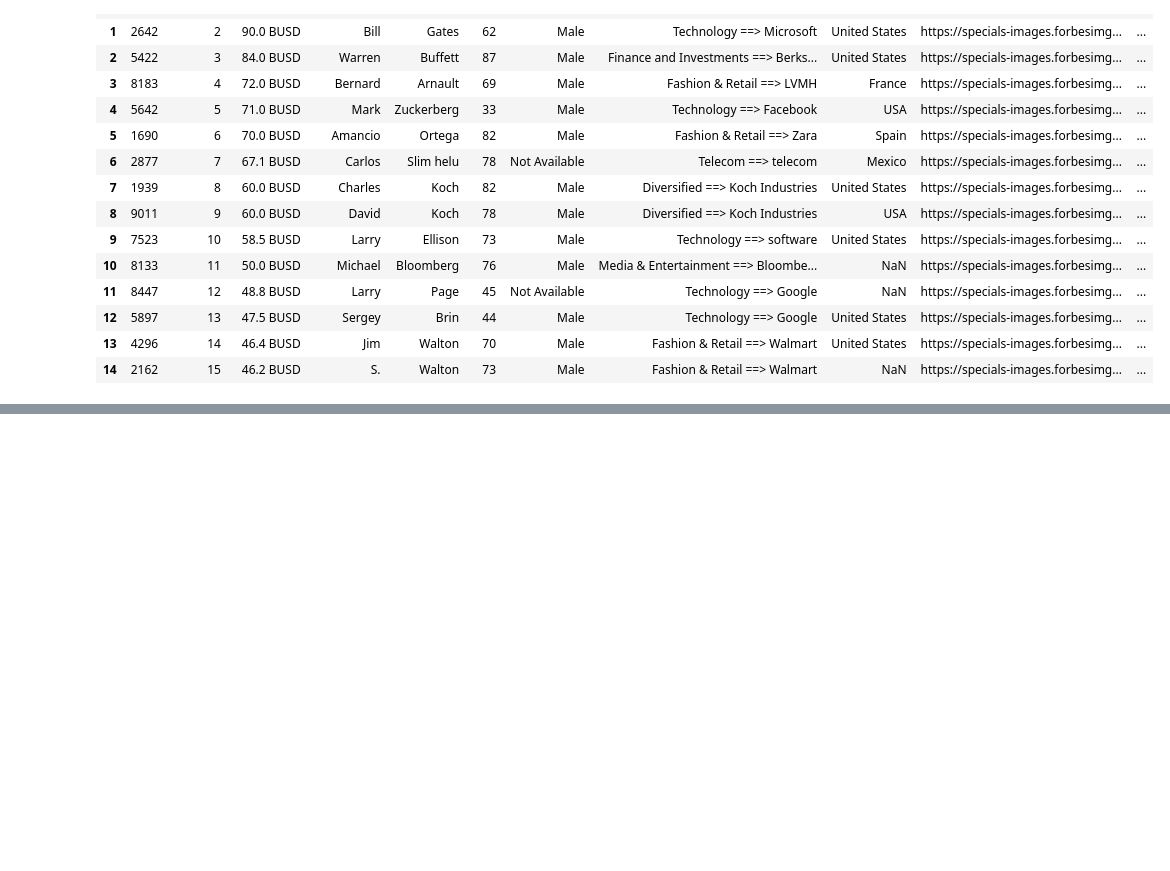
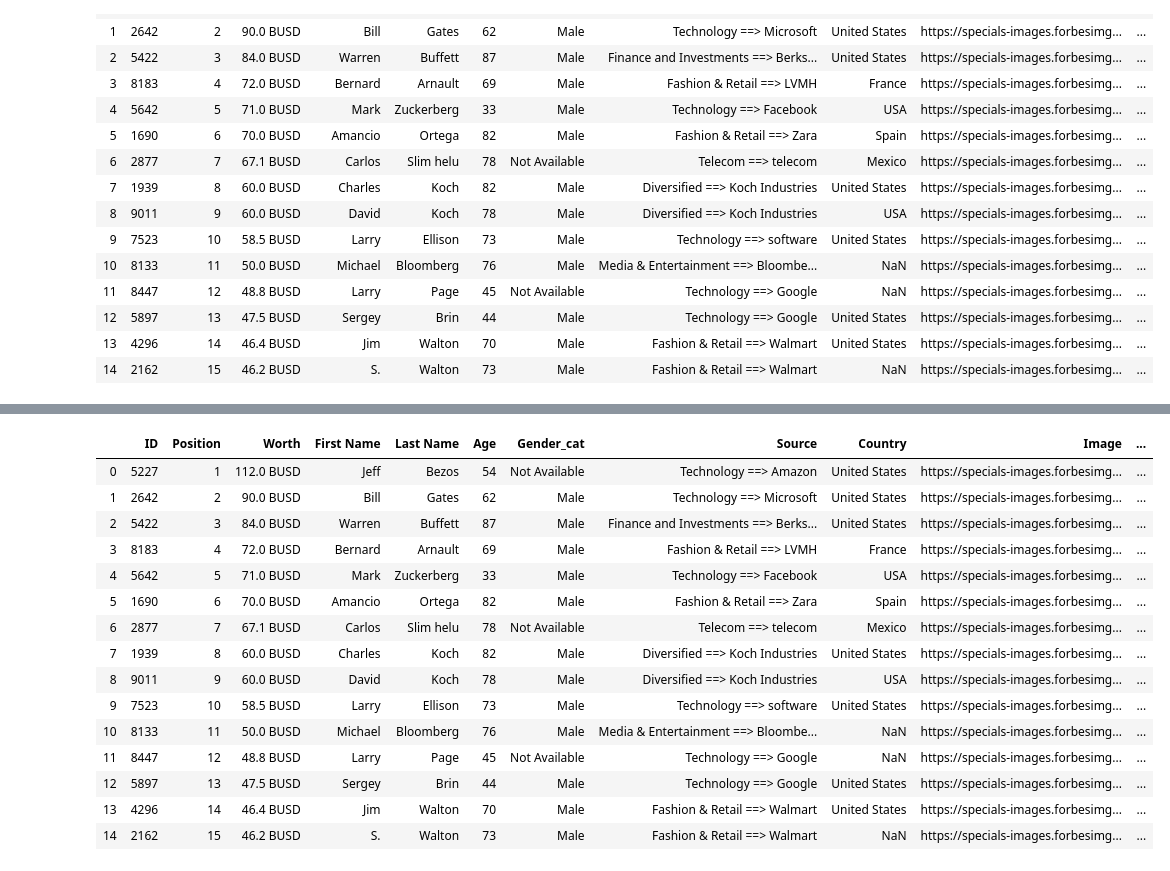
Before and after one commit to sbraca/Ironhack-Module-1-Project-hatching, a Jupyter notebook: merged_df.ipynb, the cells around one changed output, grey strips where cells are left out. Saved outputs shown, nothing was run; the diff lists cells and outputs as text; code cells hidden in the pictures; blank space fills up the shorter version.

```diff
--- a/merged_df.ipynb
+++ b/merged_df.ipynb
@@ -242,0 +273,2 @@ merged_df.head(15)
+# %%
+full_df.position = full_df.position.astype('int64')
@@ -243,2 +299,4 @@ merged_df.head(15)
 # %%
 #final_df.join(top10_df.set_index('Position'), on='Position', inplace=True)
+# %%
+full_df.drop(columns=['worth', 'image'], inplace=True)
@@ -244,0 +312,2 @@ merged_df.head(15)
+# %%
+full_df.rename(columns={"position": "Position"}, inplace=True)
@@ -244,0 +323,21 @@ merged_df.head(15)
+# %%
+fillin_Nationality_df = pd.merge(merged_df, full_df, on='Position', how='outer')
+# %%
+fillin_Nationality_df.head(15)
+# %% [output]
+|  | ID | Position | Worth | First Name | Last Name | Age | Gender_cat | Source | Country | Image | ... |
+| 0 | 5227 | 1 | 112.0 BUSD | Jeff | Bezos | 54 | Not Available | Technology ==> Amazon | United States | https://specials-images.forbesimg... | ... |
+| 1 | 2642 | 2 | 90.0 BUSD | Bill | Gates | 62 | Male | Technology ==> Microsoft | United States | https://specials-images.forbesimg... | ... |
+| 2 | 5422 | 3 | 84.0 BUSD | Warren | Buffett | 87 | Male | Finance and Investments ==> Berks... | United States | https://specials-images.forbesimg... | ... |
+| 3 | 8183 | 4 | 72.0 BUSD | Bernard | Arnault | 69 | Male | Fashion & Retail ==> LVMH | France | https://specials-images.forbesimg... | ... |
+| 4 | 5642 | 5 | 71.0 BUSD | Mark | Zuckerberg | 33 | Male | Technology ==> Facebook | USA | https://specials-images.forbesimg... | ... |
+| 5 | 1690 | 6 | 70.0 BUSD | Amancio | Ortega | 82 | Male | Fashion & Retail ==> Zara | Spain | https://specials-images.forbesimg... | ... |
+| 6 | 2877 | 7 | 67.1 BUSD | Carlos | Slim helu | 78 | Not Available | Telecom ==> telecom | Mexico | https://specials-images.forbesimg... | ... |
+| 7 | 1939 | 8 | 60.0 BUSD | Charles | Koch | 82 | Male | Diversified ==> Koch Industries | United States | https://specials-images.forbesimg... | ... |
+| 8 | 9011 | 9 | 60.0 BUSD | David | Koch | 78 | Male | Diversified ==> Koch Industries | USA | https://specials-images.forbesimg... | ... |
+| 9 | 7523 | 10 | 58.5 BUSD | Larry | Ellison | 73 | Male | Technology ==> software | United States | https://specials-images.forbesimg... | ... |
+| 10 | 8133 | 11 | 50.0 BUSD | Michael | Bloomberg | 76 | Male | Media & Entertainment ==> Bloombe... | NaN | https://specials-images.forbesimg... | ... |
+| 11 | 8447 | 12 | 48.8 BUSD | Larry | Page | 45 | Not Available | Technology ==> Google | NaN | https://specials-images.forbesimg... | ... |
+| 12 | 5897 | 13 | 47.5 BUSD | Sergey | Brin | 44 | Male | Technology ==> Google | United States | https://specials-images.forbesimg... | ... |
+| 13 | 4296 | 14 | 46.4 BUSD | Jim | Walton | 70 | Male | Fashion & Retail ==> Walmart | United States | https://specials-images.forbesimg... | ... |
+| 14 | 2162 | 15 | 46.2 BUSD | S. | Walton | 73 | Male | Fashion & Retail ==> Walmart | NaN | https://specials-images.forbesimg... | ... |
```
Also changed, not shown: parts of 36 cells of this notebook, 4 other files.
